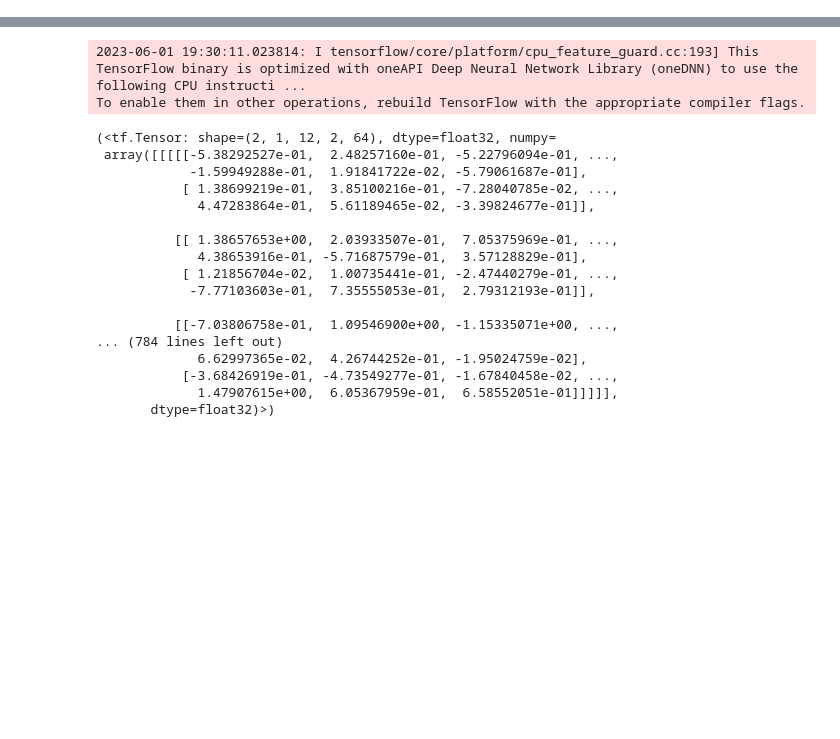
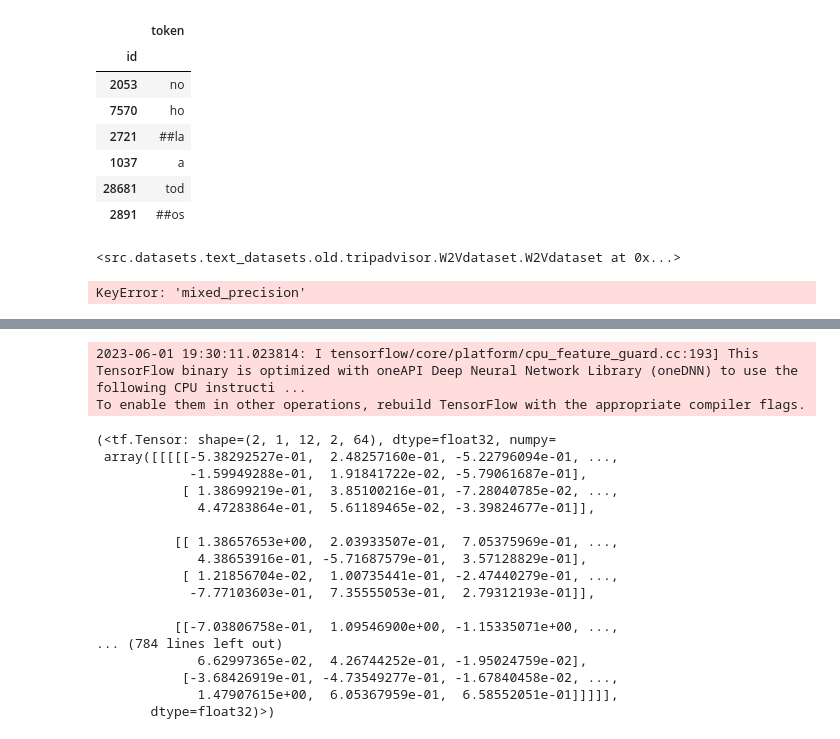
Before and after one commit to pablo-pnunez/TAVtext, a Jupyter notebook: Bert.ipynb, the cells around one changed output, grey strips where cells are left out. Saved outputs shown, nothing was run; the diff lists cells and outputs as text; code cells hidden in the pictures; blank space fills up the shorter version.

```diff
--- a/Bert.ipynb
+++ b/Bert.ipynb
@@ -0,0 +1,23 @@
+# %%
+import os
+os.environ["CUDA_VISIBLE_DEVICES"] = "1"
+import pandas as pd
+from transformers import AutoTokenizer
+
+tokenizer = AutoTokenizer.from_pretrained("distilbert-base-uncased")
+token_dict = pd.DataFrame(tk_dbrt.vocab.items(), columns=["token", "id"]).sort_values("id").reset_index(drop=True).set_index("id")
+
+texto = "No Hola a todos"
+tokens = tokenizer.tokenize(texto)
+ids = tokenizer.convert_tokens_to_ids(tokens)
+
+token_dict.loc[ids]
+# %% [output]
+|  | token |
+| id |  |
+| 2053 | no |
+| 7570 | ho |
+| 2721 | ##la |
+| 1037 | a |
+| 28681 | tod |
+| 2891 | ##os |
@@ -0,0 +47,11 @@
+# %%
+w2v_dts
+# %% [output]
+<src.datasets.text_datasets.old.tripadvisor.W2Vdataset.W2Vdataset at 0x...>
+# %%
+w2v_mdl = W2V({"model": {"train_set": "ALL_TEXTS", "min_count": 100, "window": 5, "n_dimensions": w2v_dimen, "seed": seed},
+                "session": {"gpu": gpu, "mixed_precision": True, "in_md5": False}}, w2v_dts)
+
+w2v_mdl.train()
+# %% [output]
+KeyError: 'mixed_precision'
```
Also changed, not shown: parts of 3 cells of this notebook, 19 other files.
